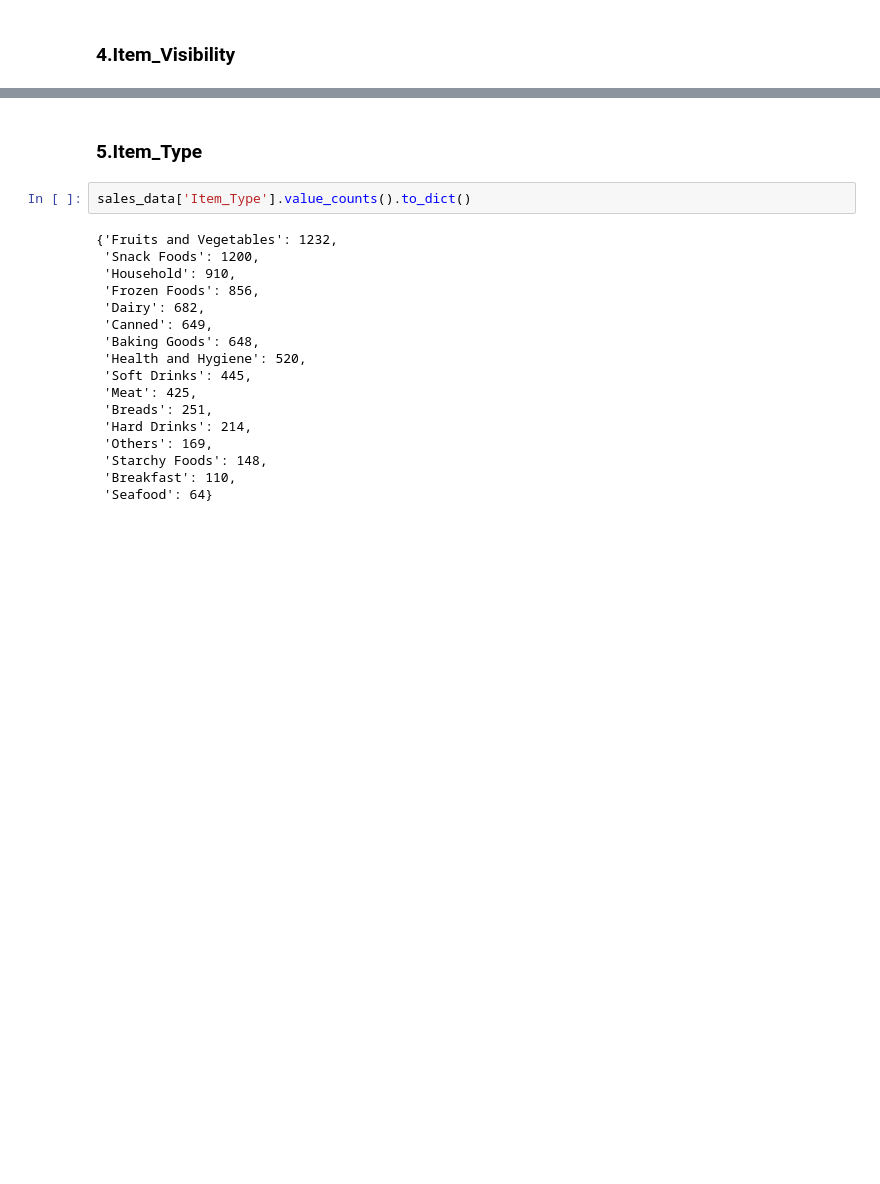
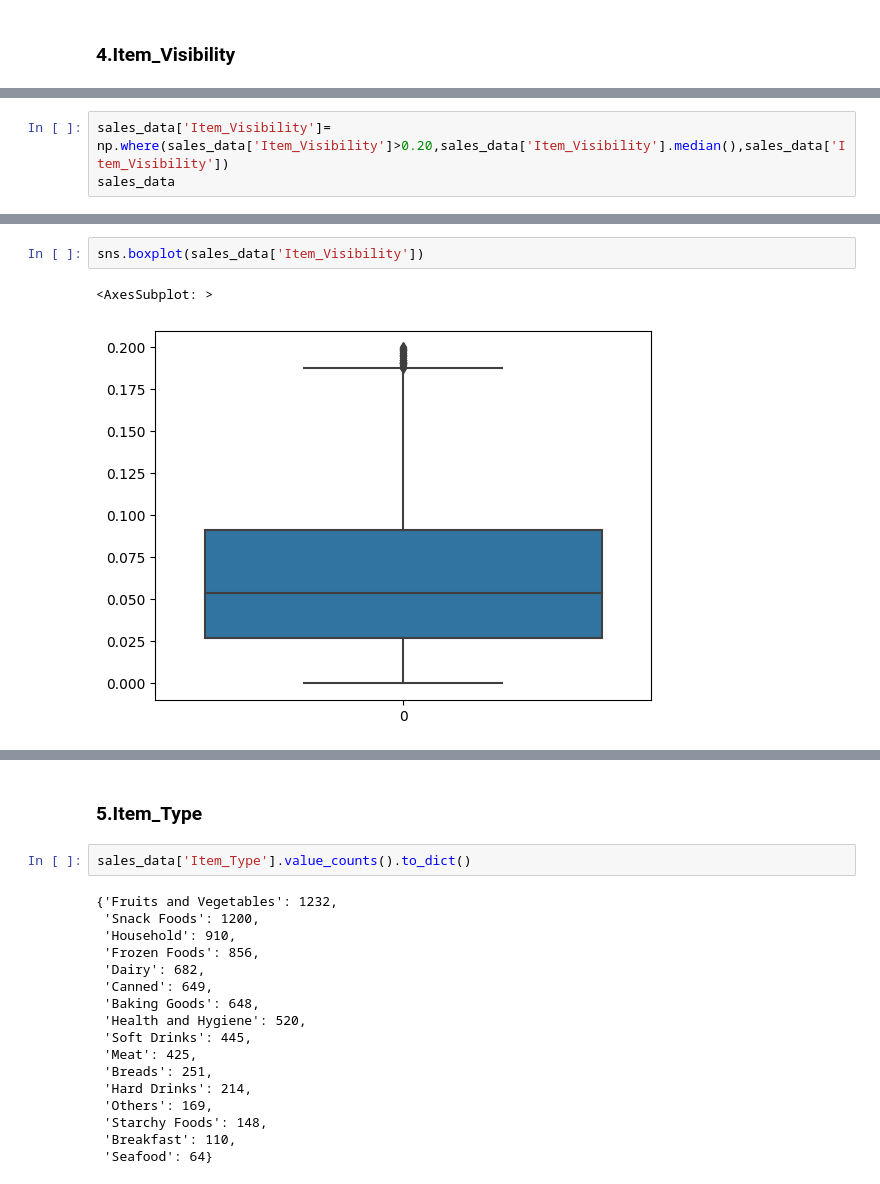
Before and after one commit to dhirajkeswani/Store-Sales-Prediction, a Jupyter notebook: Model Building.ipynb, the cells around one changed output, grey strips where cells are left out. Saved outputs shown, nothing was run; the diff lists cells and outputs as text; blank space fills up the shorter version.

```diff
--- a/Model Building.ipynb
+++ b/Model Building.ipynb
@@ -94,0 +147,3 @@ sales_data
+# %%
+sales_data['Item_Visibility']= np.where(sales_data['Item_Visibility']>0.20,sales_data['Item_Visibility'].median(),sales_data['Item_Visibility'])
+sales_data
@@ -94,0 +164,5 @@ sales_data
+# %%
+sns.boxplot(sales_data['Item_Visibility'])
+# %% [output]
+<AxesSubplot: >
+[figure, added]
```
Also changed, not shown: parts of 42 cells of this notebook.
